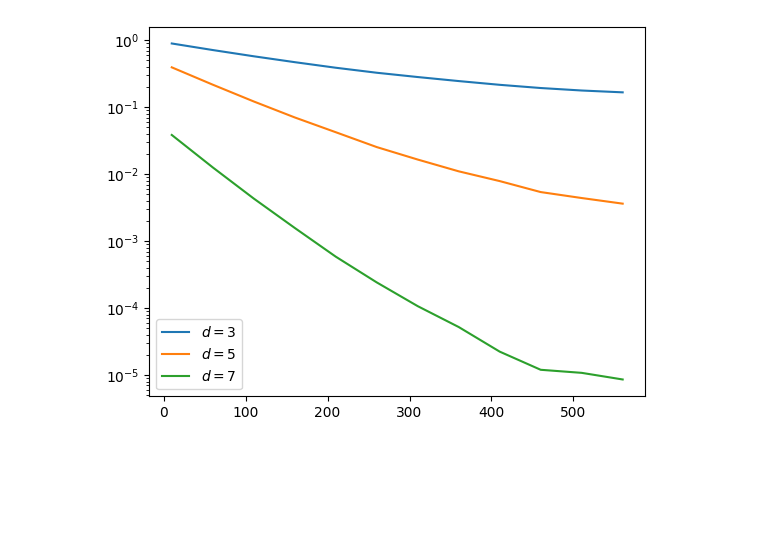
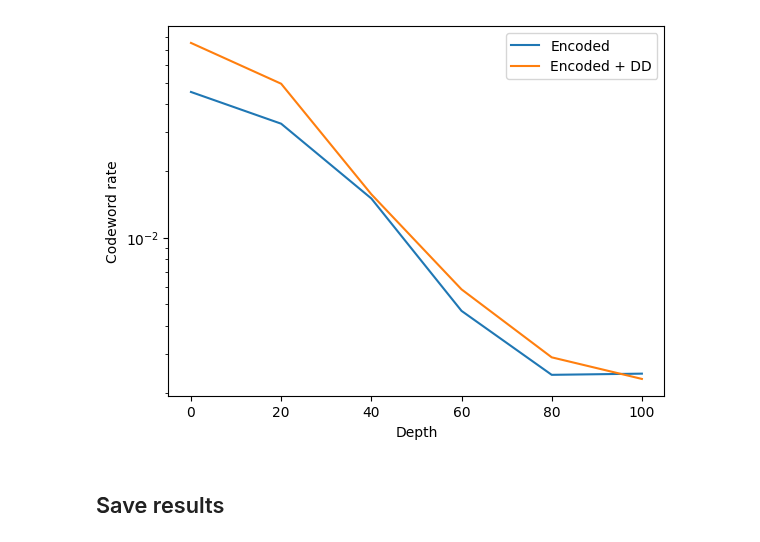
Before and after one commit to rmlarose/encoded, a Jupyter notebook: experiments/color/memory/hardware/codewords.ipynb, the cells around one changed output. Saved outputs shown, nothing was run; the diff lists cells and outputs as text; code cells hidden in the pictures; blank space fills up the shorter version.

Commit message:
Clean notebook; save results.

```diff
--- a/experiments/color/memory/hardware/codewords.ipynb
+++ b/experiments/color/memory/hardware/codewords.ipynb
@@ -336,8 +327,10 @@ for bitstring, count in all_counts_dd[0].items():
 # %%
-filtered_dd = Counter()
+all_counts_filtered_dd = []
 
-for bitstring, count in counts_dd.items():
-    if bitstring in logical0 or bitstring in logical1:
-        filtered_dd[bitstring] += count
+for counts_ints in all_counts_ints_dd:
+    filtered = Counter()
 
-sum(filtered_dd.values())
+    for bitstring, count in counts_ints.items():
+        if bitstring in logical0 or bitstring in logical1:
+            filtered[bitstring] += count
+    all_counts_filtered_dd.append(filtered)
@@ -349,0 +337,3 @@ expectation(counts_dd, logical0, logical1)
+# %%
+ncodewords_dd = np.array([sum(filtered.values()) for filtered in all_counts_filtered_dd])
+ncodewords_dd
@@ -369,6 +367,12 @@ plt.legend()
-# %%
-for ncodewords, nshots, distance in zip(all_ncodewords, nshots_values, distances):
-    plt.semilogy(depths, np.array(ncodewords) / nshots, label=f"$d = {distance}$")
-plt.legend();
-# %% [output]
-[figure, removed]
+# %%
+plt.semilogy(depths, ncodewords / nshots, label="Encoded")
+plt.semilogy(depths, ncodewords_dd / nshots, label="Encoded + DD")
+
+plt.xlabel("Depth")
+plt.ylabel("Codeword rate")
+
+plt.legend();
+# %% [output]
+[figure, added]
+# %% [markdown]
+## Save results
```
Also changed, not shown: parts of 41 cells of this notebook.
